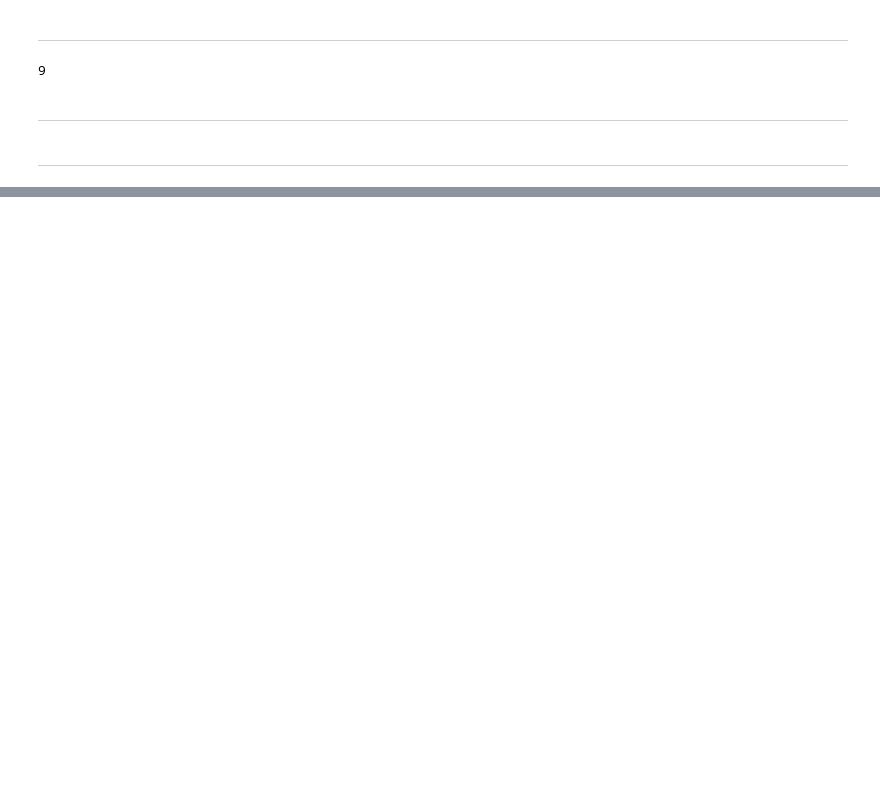
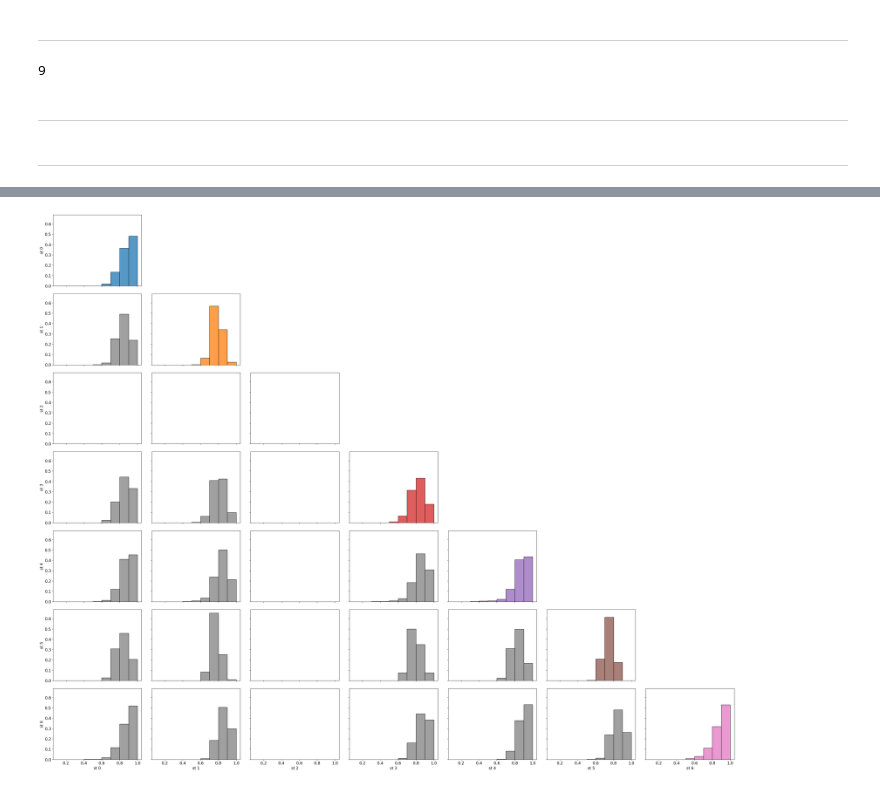
Before and after one commit to govinda-umd/network_estimation, a Jupyter notebook: nb/dec23/01-desc-pca-ts.ipynb, the cells around one changed output, grey strips where cells are left out. Saved outputs shown, nothing was run; the diff lists cells and outputs as text; code cells hidden in the pictures; blank space fills up the shorter version.

```diff
--- a/nb/dec23/01-desc-pca-ts.ipynb
+++ b/nb/dec23/01-desc-pca-ts.ipynb
@@ -280,0 +588,29 @@ ax.set(title=f'mean life time')
+# %%
+dists = [
+    [
+        []
+        for _ in range(hmm.K)
+    ]
+    for _ in range(hmm.K)
+]
+for st_i, st_j in tqdm(zip(*np.tril_indices(hmm.K, k=0))):
+    fcs_i = stats_df.loc[(stats_df['state'] == st_i)]['fc'].values
+    fcs_j = stats_df.loc[(stats_df['state'] == st_j)]['fc'].values
+    for fc_i, fc_j in list(product(fcs_i, fcs_j)):
+        dists[st_i][st_j].append(distance_FC(fc_i, fc_j).pearson())
+# %%
+nrows, ncols = hmm.K, hmm.K
+fig, axs = plt.subplots(nrows=nrows, ncols=ncols, figsize=(5*ncols, 4*nrows), dpi=80, sharex=True, sharey=True)
+fig.tight_layout()
+for st_i, st_j in tqdm(zip(*np.tril_indices(hmm.K, k=0))):
+    ax = axs[st_i, st_j]
+    if st_j == 0: ax.set_ylabel(f'st {st_i}')
+    if st_i == hmm.K-1: ax.set_xlabel(f'st {st_j}')
+    color = colors[st_i] if st_i == st_j else 'Grey'
+    sns.histplot(dists[st_i][st_j], stat='proportion', binwidth=0.1, binrange=[0.1, 1], color=color, ax=ax)
+
+for st_i, st_j in zip(*np.triu_indices(hmm.K, k=1)):
+    ax = axs[st_i, st_j]
+    ax.remove()
+# %% [output]
+[figure, added]
```
Also changed, not shown: parts of 24 cells of this notebook, 21 other files.
